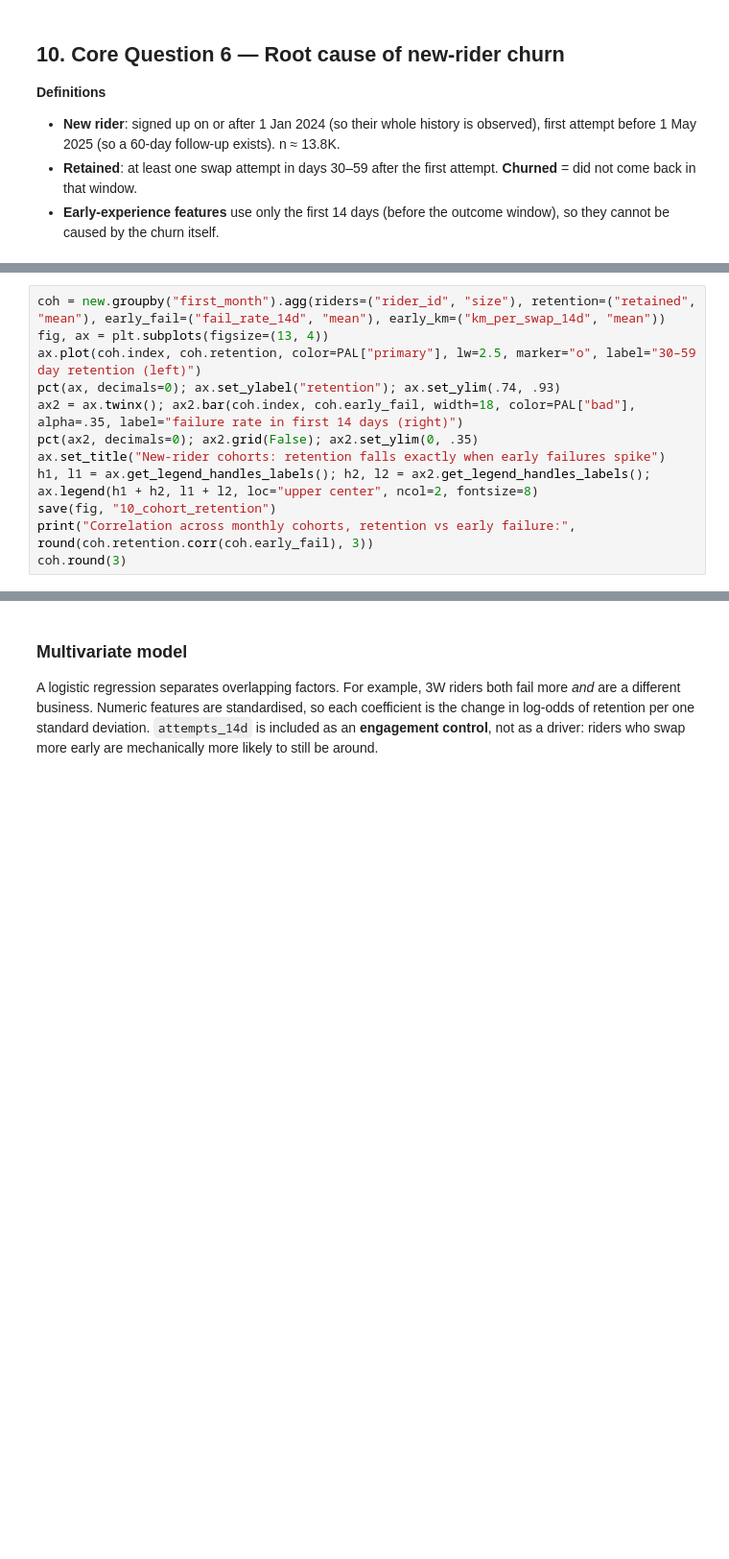
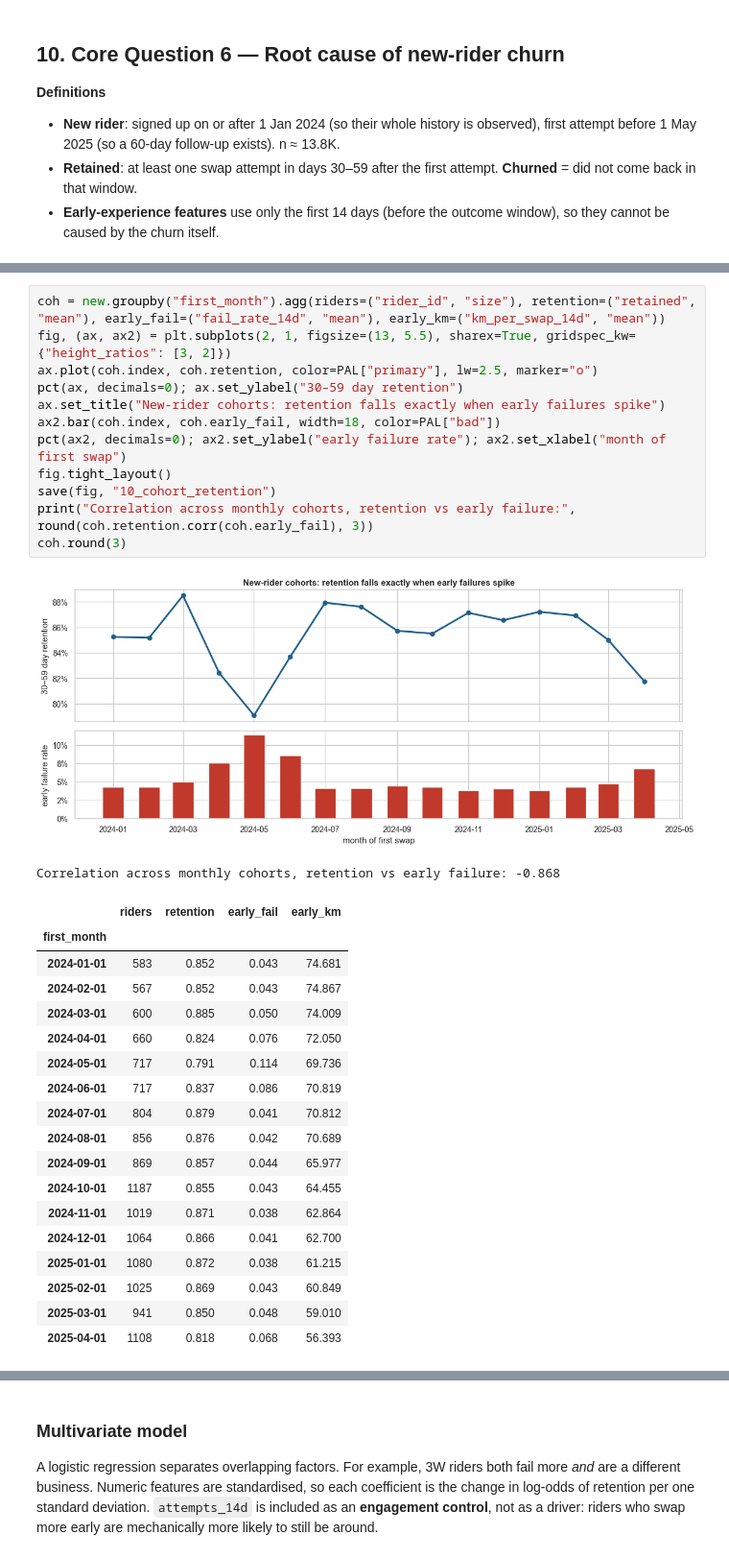
Before and after one commit to andringodson/Hackathon-DataAnalytics, a Jupyter notebook: notebooks/VoltRelay_Analysis.ipynb, the cells around one changed output, grey strips where cells are left out. Shown at 96% size. Drawn from its saved outputs; the diff is of its cells as text; blank space fills up the shorter version.

```diff
--- a/notebooks/VoltRelay_Analysis.ipynb
+++ b/notebooks/VoltRelay_Analysis.ipynb
@@ -712,15 +1065,36 @@ print(f"New riders: {len(new):,} | 30-59 day retention: {new.retained.mean():.1%
 # %%
 coh = new.groupby("first_month").agg(riders=("rider_id", "size"), retention=("retained", "mean"), early_fail=("fail_rate_14d", "mean"), early_km=("km_per_swap_14d", "mean"))
-fig, ax = plt.subplots(figsize=(13, 4))
-ax.plot(coh.index, coh.retention, color=PAL["primary"], lw=2.5, marker="o", label="30–59 day retention (left)")
-pct(ax, decimals=0); ax.set_ylabel("retention"); ax.set_ylim(.74, .93)
-ax2 = ax.twinx(); ax2.bar(coh.index, coh.early_fail, width=18, color=PAL["bad"], alpha=.35, label="failure rate in first 14 days (right)")
-pct(ax2, decimals=0); ax2.grid(False); ax2.set_ylim(0, .35)
+fig, (ax, ax2) = plt.subplots(2, 1, figsize=(13, 5.5), sharex=True, gridspec_kw={"height_ratios": [3, 2]})
+ax.plot(coh.index, coh.retention, color=PAL["primary"], lw=2.5, marker="o")
+pct(ax, decimals=0); ax.set_ylabel("30–59 day retention")
 ax.set_title("New-rider cohorts: retention falls exactly when early failures spike")
-h1, l1 = ax.get_legend_handles_labels(); h2, l2 = ax2.get_legend_handles_labels(); ax.legend(h1 + h2, l1 + l2, loc="upper center", ncol=2, fontsize=8)
+ax2.bar(coh.index, coh.early_fail, width=18, color=PAL["bad"])
+pct(ax2, decimals=0); ax2.set_ylabel("early failure rate"); ax2.set_xlabel("month of first swap")
+fig.tight_layout()
 save(fig, "10_cohort_retention")
 print("Correlation across monthly cohorts, retention vs early failure:", round(coh.retention.corr(coh.early_fail), 3))
 coh.round(3)
+# %% [output]
+[figure, added]
+Correlation across monthly cohorts, retention vs early failure: -0.868
+|  | riders | retention | early_fail | early_km |
+| first_month |  |  |  |  |
+| 2024-01-01 | 583 | 0.852 | 0.043 | 74.681 |
+| 2024-02-01 | 567 | 0.852 | 0.043 | 74.867 |
+| 2024-03-01 | 600 | 0.885 | 0.050 | 74.009 |
+| 2024-04-01 | 660 | 0.824 | 0.076 | 72.050 |
+| 2024-05-01 | 717 | 0.791 | 0.114 | 69.736 |
+| 2024-06-01 | 717 | 0.837 | 0.086 | 70.819 |
+| 2024-07-01 | 804 | 0.879 | 0.041 | 70.812 |
+| 2024-08-01 | 856 | 0.876 | 0.042 | 70.689 |
+| 2024-09-01 | 869 | 0.857 | 0.044 | 65.977 |
+| 2024-10-01 | 1187 | 0.855 | 0.043 | 64.455 |
+| 2024-11-01 | 1019 | 0.871 | 0.038 | 62.864 |
+| 2024-12-01 | 1064 | 0.866 | 0.041 | 62.700 |
+| 2025-01-01 | 1080 | 0.872 | 0.038 | 61.215 |
+| 2025-02-01 | 1025 | 0.869 | 0.043 | 60.849 |
+| 2025-03-01 | 941 | 0.850 | 0.048 | 59.010 |
+| 2025-04-01 | 1108 | 0.818 | 0.068 | 56.393 |
 # %%
 def lift(col, bins=None, labels=None):
     g = new.groupby(pd.cut(new[col], bins, labels=labels) if bins is not None else new[col], observed=True)
```
Also changed, not shown: parts of 61 cells of this notebook, 44 other files.
